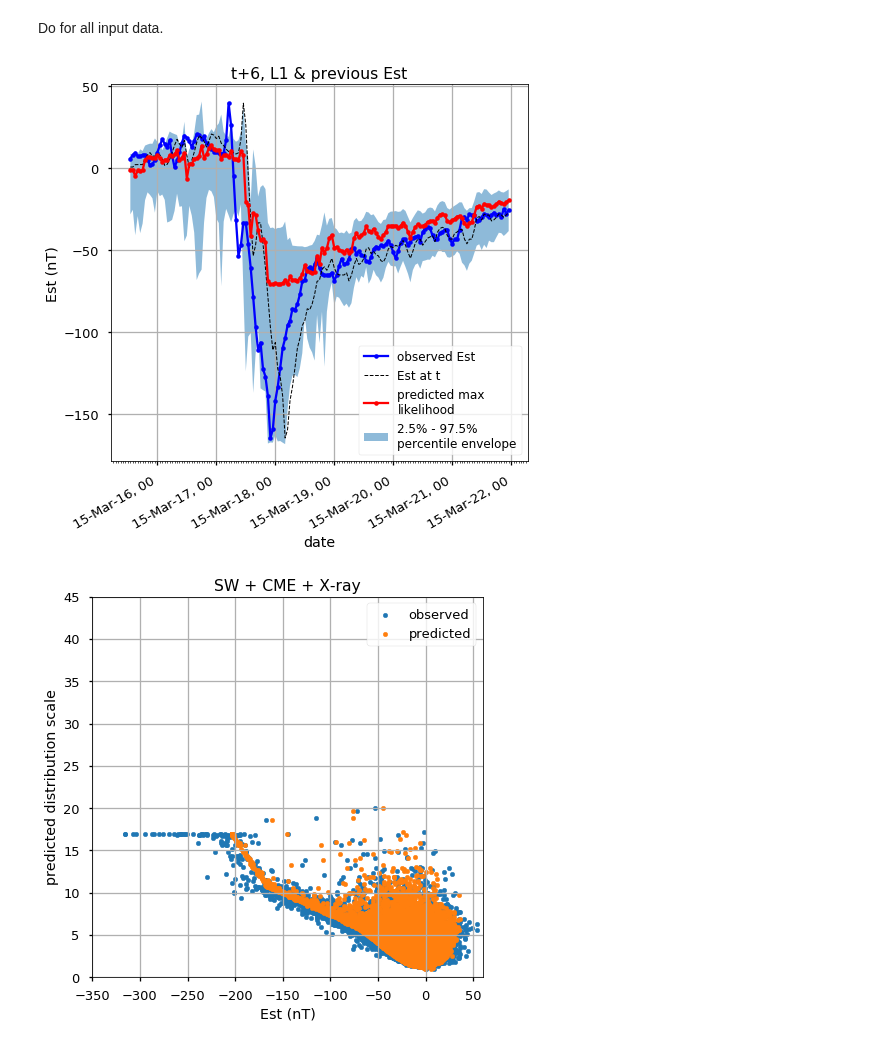
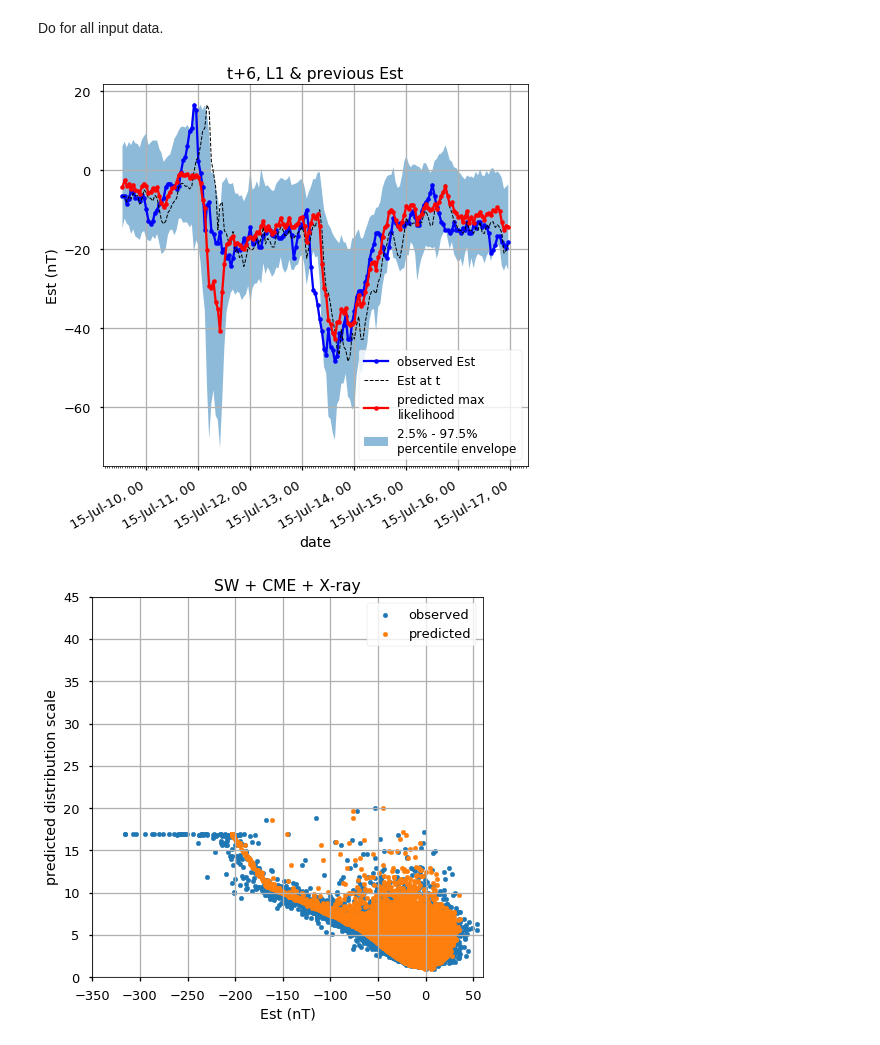
Before and after one commit to sarttiso/spaceweather, a Jupyter notebook: forecasting_extcoeff_BNN.ipynb, the cells around one changed output. Drawn from its saved outputs; the diff is of its cells as text; code cells hidden in the pictures.

```diff
--- a/forecasting_extcoeff_BNN.ipynb
+++ b/forecasting_extcoeff_BNN.ipynb
@@ -568,7 +576,7 @@ model = tf.keras.models.Sequential([
                              scale=1e-3 + tf.math.softplus(1.0 * t[..., 1:])))
 ])
 # %%
-model_name = 'Estout_XrayCMESWEst_Gumbel_L20L10D10_t6'
+model_name = 'Estout_XrayFlaresSWEst_Gaussian_mod_L20L10D10_t6'
 model_save_path = 'models/' + model_name + '/model.h5'
 model_weights_path = 'models/' + model_name + '/cp.ckpt'
 # %%
@@ -585,7 +593,7 @@ def negloglik_weight(y_true, py_pred):
 from tensorflow.python.ops import math_ops
 from tensorflow.python.keras import backend as K
 # %%
-model.compile(loss=negloglik,
+model.compile(loss=negloglik_weight,
               optimizer=tf.keras.optimizers.Adam(lr=0.002),
               metrics=['mse'])
 # %%
@@ -606,7 +614,7 @@ WARNING:tensorflow:`period` argument is deprecated. Please use `save_freq` to sp
 # minus sign on data_out_train so that we use Gumbel left skewed, not right
 model.fit(data_in_train_scaled,
           data_out_train,
-          epochs=1000,
+          epochs=500,
           verbose=0,
           shuffle=False,
           batch_size=batch_size,
@@ -675,7 +683,7 @@ data_out_pred_scale = post_model.scale.numpy()
 
 # make distributions from learned parameters
 # data_out_pred = [stats.gumbel_l(loc=loc, scale=scale) for loc, scale in zip(data_out_pred_loc, data_out_pred_scale)]
-data_out_pred = stats.gumbel_l(loc=data_out_pred_loc, scale=data_out_pred_scale)
+data_out_pred = stats.norm(loc=data_out_pred_loc, scale=data_out_pred_scale)
 # %%
 err = np.abs(data_out_pred_loc - data_out_arr)
 
@@ -702,45 +710,45 @@ exc = 100 * np.sum(np.any(exc, axis=1))/np.sum(idx)
 #         (t_out_test < np.datetime64('2017-09-11T00:00'))
 
 # storm 4
-idx = (t_out > np.datetime64('2015-03-15T12:00')) & \
-        (t_out < np.datetime64('2015-03-22T00:00'))
+# idx = (t_out > np.datetime64('2015-03-15T12:00')) & \
+#         (t_out < np.datetime64('2015-03-22T00:00'))
 
 # storm 5
-# idx = (t_out > np.datetime64('2015-07-09T12:00')) & \
-#         (t_out < np.datetime64('2015-07-17T00:00'))
+idx = (t_out > np.datetime64('2015-07-09T12:00')) & \
+        (t_out < np.datetime64('2015-07-17T00:00'))
 
 full_fmt = mdates.DateFormatter('%y-%b-%d, %H')
 yr_mon_dd_fmt = mdates.DateFormatter('%y-%b-%d')
 hour_tick = mdates.HourLocator()
 
 fig, ax = plt.subplots(1, 1, figsize=(7, 7))
 ax.plot(t_out[idx], data_out_arr[idx], 'b.-', label='observed Est')
 ax.plot(t_out[idx], data_in_arr[idx, -1], 'k--', label='Est at t', linewidth=1.0)
 ax.plot(t_out[idx], data_out_pred_loc[idx], 'r.-', label='predicted max\nlikelihood')
 ax.fill_between(t_out[idx],
                 conf_int[idx, 0],
                 conf_int[idx, 1],
                 label='2.5% - 97.5% \npercentile envelope',
                 alpha=0.5)
 
 # ax2 = ax.twinx()  # instantiate a second axes that shares the same x-axis
 # ax2.set_ylabel('data in', color='g')  # we already handled the x-label with ax1
 # ax2.plot(data_in_test_scaled[idx, 0, 0].squeeze())
 # ax2.tick_params(axis='y', labelcolor='g')
 
 ax.legend(loc='lower right', fontsize='large')
 ax.set_xlabel('date')
 ax.xaxis.set_major_formatter(full_fmt)
 ax.xaxis.set_minor_locator(hour_tick)
 ax.set_ylabel('Est (nT)')
 ax.set_title('t+%d, L1 & previous Est' % lahead)
 plt.grid()
 fig.autofmt_xdate()
 plt.tight_layout()
 # plt.savefig('figures/est_forecast_L1_Gaussian_mod_t+5_storm5.pdf')
 plt.show()
 # %% [output]
-[figure, old version]
+[figure, new version]
 # %%
 plt.figure(figsize=[7, 7])
 plt.scatter(data_out_arr, data_out_pred_scale, marker='.', label='observed')
```
Also changed, not shown: parts of 7 cells of this notebook, 6 other files.
